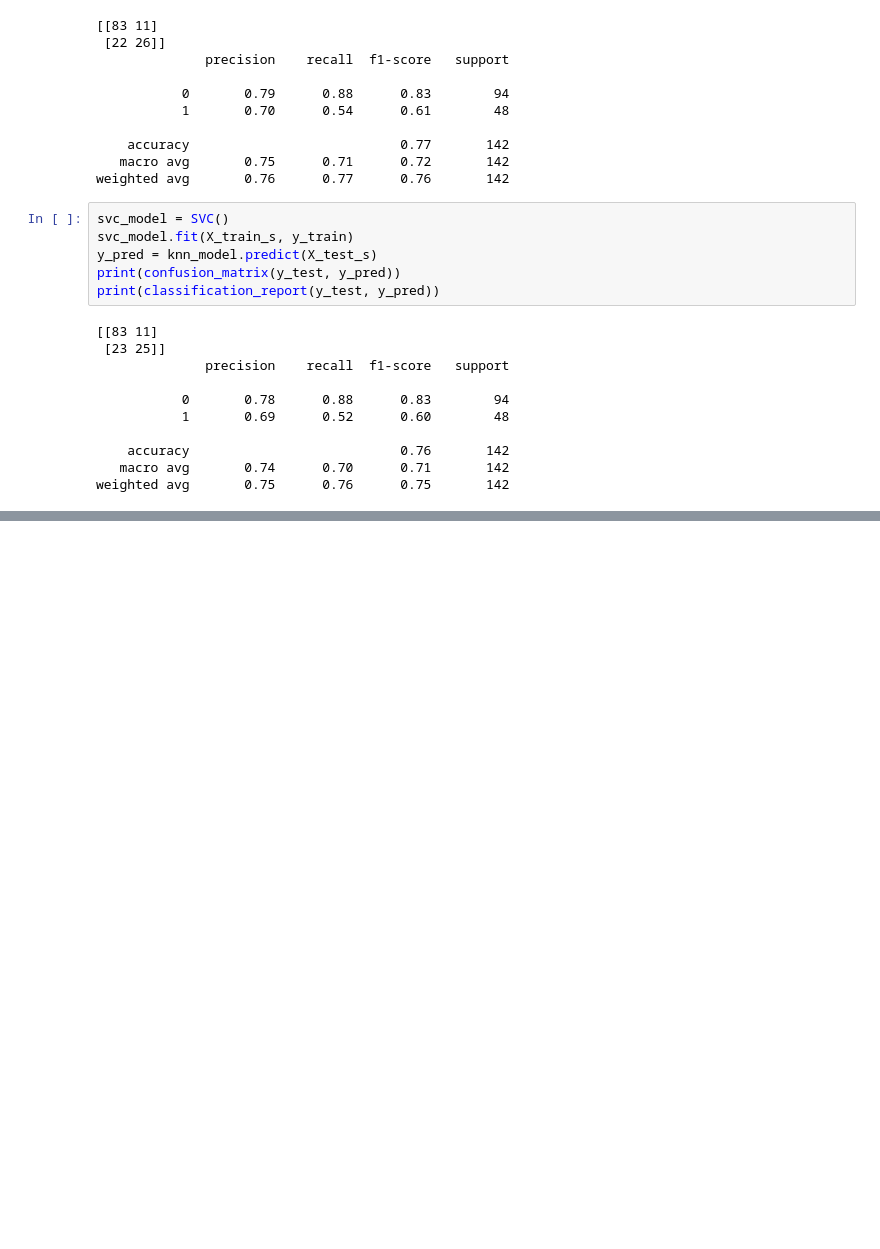
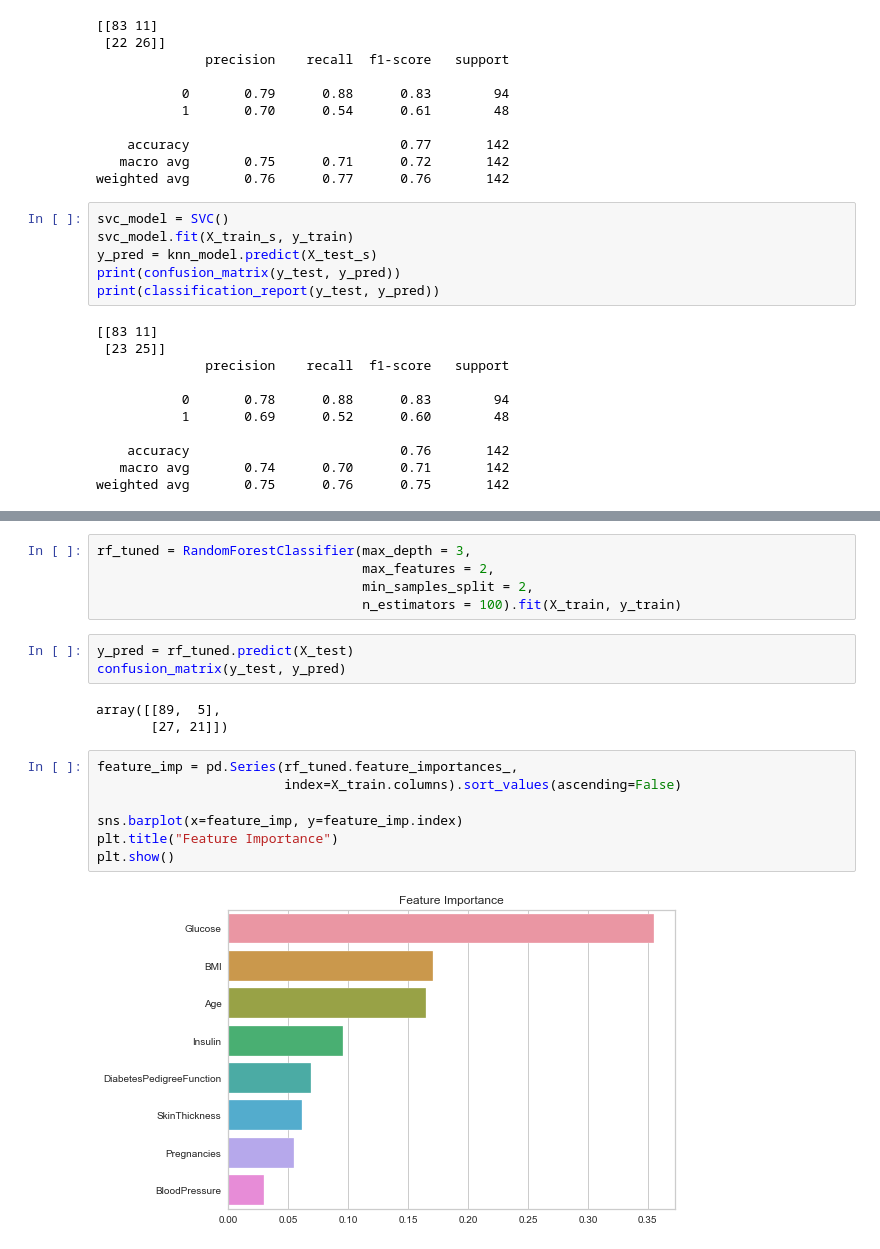
Before and after one commit to maydinn/python_lessons_notes, a Jupyter notebook: ml_nots.ipynb, the cells around one changed output, grey strips where cells are left out. Cells and saved outputs as stored; diff of their text form; blank space fills up the shorter version.

```diff
--- a/ml_nots.ipynb
+++ b/ml_nots.ipynb
@@ -2349,0 +2373,20 @@ weighted avg       0.75      0.76      0.75       142
+# %%
+rf_tuned = RandomForestClassifier(max_depth = 3,
+                                  max_features = 2,
+                                  min_samples_split = 2,
+                                  n_estimators = 100).fit(X_train, y_train)
+# %%
+y_pred = rf_tuned.predict(X_test)
+confusion_matrix(y_test, y_pred)
+# %% [output]
+array([[89,  5],
+       [27, 21]])
+# %%
+feature_imp = pd.Series(rf_tuned.feature_importances_,
+                        index=X_train.columns).sort_values(ascending=False)
+
+sns.barplot(x=feature_imp, y=feature_imp.index)
+plt.title("Feature Importance")
+plt.show()
+# %% [output]
+[figure, added]
```
Also changed, not shown: parts of 6 cells of this notebook, 4 other files.
